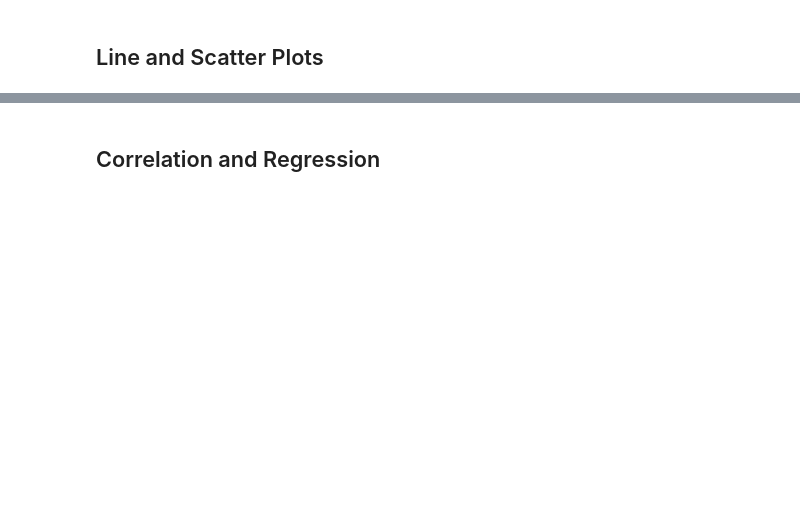
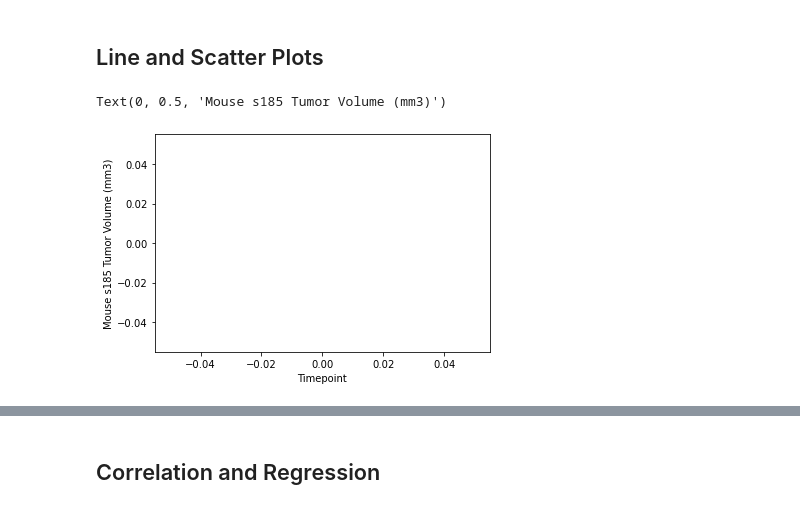
Before and after one commit to crisbusa92/matplotlib-challenge, a Jupyter notebook: Pymaceuticals/pymaceuticals_starter.ipynb, the cells around one changed output, grey strips where cells are left out. Saved outputs shown, nothing was run; the diff lists cells and outputs as text; code cells hidden in the pictures; blank space fills up the shorter version.

```diff
--- a/Pymaceuticals/pymaceuticals_starter.ipynb
+++ b/Pymaceuticals/pymaceuticals_starter.ipynb
@@ -149,2 +142,32 @@ plt.pie(gender)
+# %%
+# Calculate the final tumor volume of each mouse across four of the treatment regimens:
+# Capomulin, Ramicane, Infubinol, and Ceftamin
+cap = data.loc[data['Drug Regimen']=="Capomulin"]
+#len(capomulin["Mouse ID"].unique())
+ram = data.loc[data['Drug Regimen']=="Ramicane"]
+#len(ramicane["Mouse ID"].unique())
+inf = data.loc[data['Drug Regimen']=="Infubinol"]
+#len(infubinol["Mouse ID"].unique())
+cef = data.loc[data['Drug Regimen']=="Ceftamin"]
+#len(ceftamin["Mouse ID"].unique())
+
+# Start by getting the last (greatest) timepoint for each mouse
+# Start by getting the last (greatest) timepoint for each mouse
+#For Capomulin
+cap_max = cap.sort_values("Timepoint", ascending=False).reset_index(drop=True)
+cap2 = cap_max.drop(cap_max.index[25:230])
+
+
+#For Ramicane
+ram_max = ram.sort_values("Timepoint", ascending=False).reset_index(drop=True)
+ram2= ram_max.drop(ram_max.index[25:230])
+
+#For Infubinol
+inf_max = inf.sort_values("Timepoint", ascending=False).reset_index(drop=True)
+inf2 = inf_max.drop(inf_max.index[25:230])
+
+#For Ceftamin
+cef_max = cef.sort_values("Timepoint", ascending=False).reset_index(drop=True)
+cef2 = cef_max.drop(cef_max.index[25:230])
 # %%
 # Put treatments into a list for for loop (and later for plot labels)
@@ -173,0 +216,15 @@ plt.pie(gender)
+# %%
+# Generate a line plot of time point versus tumor volume for a mouse treated with Capomulin
+# Generate a line plot of time point versus tumor volume for a mouse treated with Capomulin
+#capomulin
+#Selected s187
+s187 = cap.loc[cap['Mouse ID']=="s187"]
+s187
+time = s187["Timepoint"]
+volume_s187 = s187['Tumor Volume (mm3)']
+plt.scatter(time, volume_s187, marker="o", facecolors="red", edgecolors="black")
+plt.xlabel("Timepoint")
+plt.ylabel("Mouse s185 Tumor Volume (mm3)")
+# %% [output]
+Text(0, 0.5, 'Mouse s185 Tumor Volume (mm3)')
+[figure, added]
```
Also changed, not shown: parts of 12 cells of this notebook.
